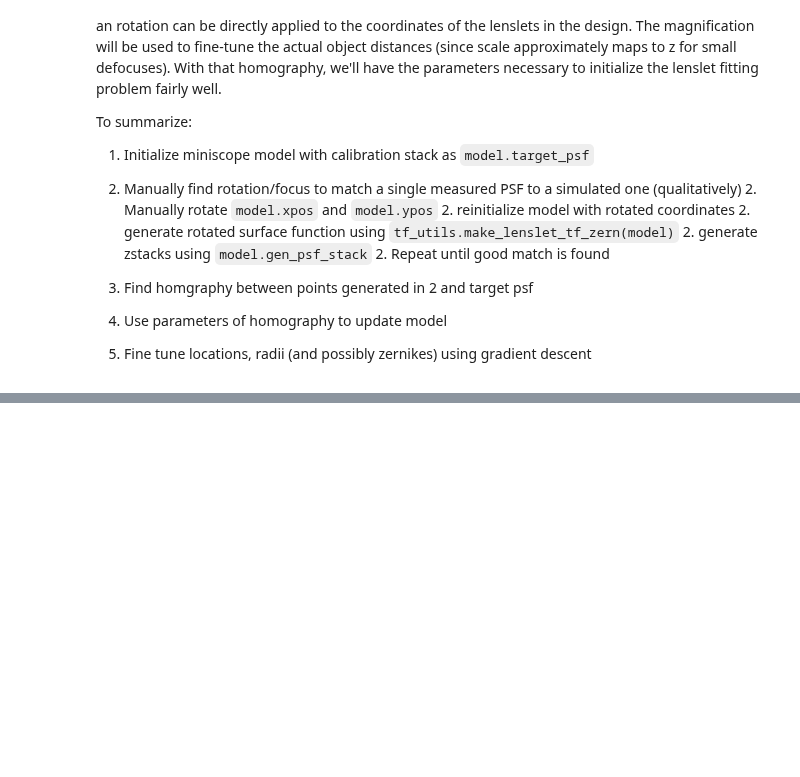
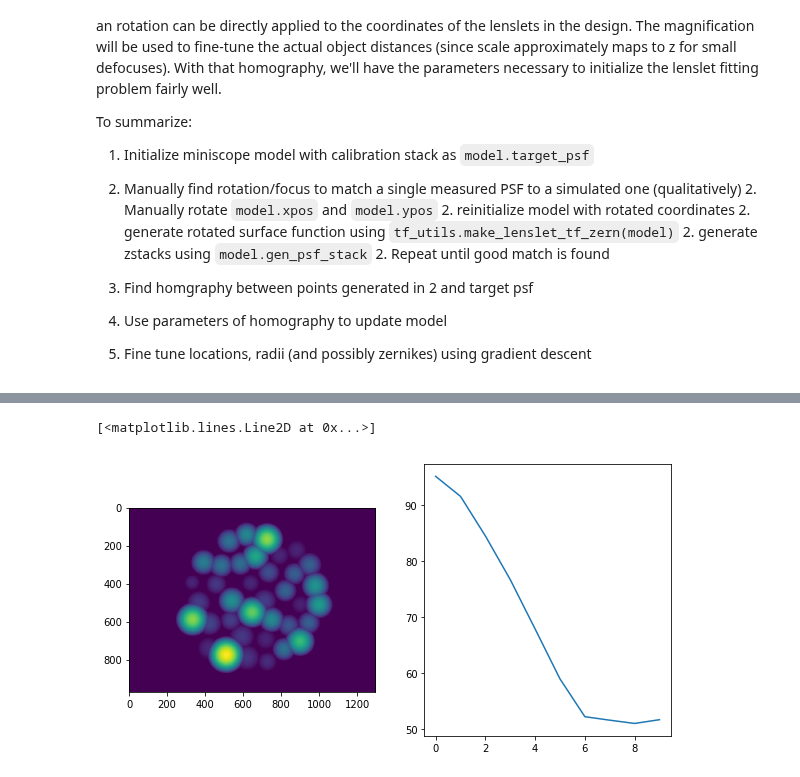
Before and after one commit to antipa/Randoscope_dev, a Jupyter notebook: miniscope_fit_3d_PSF.ipynb, the cells around one changed output, grey strips where cells are left out. Cells and saved outputs as stored; diff of their text form; code cells hidden in the pictures; blank space fills up the shorter version.

```diff
--- a/miniscope_fit_3d_PSF.ipynb
+++ b/miniscope_fit_3d_PSF.ipynb
@@ -69,5 +77,6 @@ def re_init_model(model_in, xi, yi, ri, zi,di=-1):
 # %%
-zernikes_index = []
+zernikes_index = [3,5,7,8,12]
+zernikes_index = [3,5,12]
 #model = msu_model(Nlenslets = 29, aberrations = False, zernikes = zernikes_index,loss_type='psf_error',psf_scale=1e2,
 #                  lenslet_CA=0.2,lenslet_spacing = 'uniform')  # zsampling options: 'fixed' or 'uniform_random'
 
@@ -75,7 +84,7 @@ zernikes_index = []
 #                   lenslet_CA=0.2e3,lenslet_spacing = 'uniform',psf_file='../psf_meas/nanoscribev1_zstack_june262019_2x_dz40_shifted_center_interp.mat',incoherent_source = True)
 
 #../psf_meas/psf_crop_nanoscribe_v1_re-registered.mat
-model = msu_model(Nlenslets = 37, aberrations = False, zernikes = zernikes_index,loss_type='psf_error',psf_scale=1e2,
+model = msu_model(Nlenslets = 37, aberrations = True, zernikes = zernikes_index,loss_type='psf_error',psf_scale=1e2,
                   lenslet_CA=0.2e3,lenslet_spacing = 'uniform',psf_file='../psf_meas/psf_crop_nanoscribe_v1_re-registered.mat',incoherent_source = True)
 
 #psf_file='../psf_meas/nanoscribev1_zstack_june262019_2x_dz40_shifted.mat'
@@ -152,17 +150,19 @@ test_coefs = tf.random_normal
 #model_orig = sc.io.loadmat("../psf_meas/zstack_sim_test.mat")
 #model_orig = sc.io.loadmat("../psf_meas/zstack_nanoscribe_recipe.mat")
 #model_orig = sc.io.loadmat('../designs/l1_GOOD_scaled_nanoscribe_v1_20190813_155152.mat')
-model_orig = sc.io.loadmat('../designs/l1_BETTER_scaled_nanoscribe_v1_20190813_183004.mat')
-xinit = model_orig['xpos'][0].astype(np.float64)
-yinit = model_orig['ypos'][0].astype(np.float64)
-rinit = model_orig['rlist'][0].astype(np.float64)
-zerninit = model_orig['zern_list'][0]
+model_orig = sc.io.loadmat('../designs/l1_3kiter_BETTER_scaled_piston_nanoscribe_v1_20190813_222002.mat')
+xinit = model_orig['xpos'][0]
+yinit = model_orig['ypos'][0]
+rinit = model_orig['rlist'][0]
+#zerninit = model_orig['zern_list'][0]
+zerninit = np.array([np.zeros(model.numzern) for n in range(model.Nlenslets)])
 defocus_init = model_orig['defocus_list'][0]
 defocus_corr_init = model_orig['defocus_correction'][0]
+offset_init = model_orig['offset_list'][0]
 
-# xinit = model_orig['xpos'][0].astype(np.float64)
-# yinig = model_orig['ypos'][0].astype(np.float64)
-# rinit = model_orig['rlist'][0].astype(np.float64)
+# xinit = model_orig['xpos'][0].astype(np.float32)
+# yinig = model_orig['ypos'][0].astype(np.float32)
+# rinit = model_orig['rlist'][0].astype(np.float32)
 # zlist = model_orig['defocus_list'][0]
 # z_errlist = model_orig['defocus_correction'][0]
 # #test = model_orig['zern_list']
@@ -202,33 +202,35 @@ re_init_model(model,xinit, yinit, rinit, zerninit,di = defocus_corr_init)
 # %%
 #model = msu_model(target_res=0.004,aberrations = True)  # zsampling options: 'fixed' or 'uniform_random'
 load_init_from_file = False
 # Load initialization from file
 if load_init_from_file == True:
     print('loading initilization from file')
     file_best = '/media/hongdata/Kristina/MiniscopeData/best_init.mat'
     file_worst = '/media/hongdata/Kristina/MiniscopeData/worst_init.mat'
     model = load_model_from_file(model, file_best)
 
 # Save initial values for later comparison
-re_init_model(model,xinit, yinit, rinit, zerninit,di = defocus_corr_init)
-Rmat=model(0)
+re_init_model(model,xinit, yinit, rinit, zerninit,di = defocus_corr_init,offset = offset_init)
+Rmat=model(0).numpy()
 
-R_init= Rmat.numpy()
-Tinit,aper,_= tf_utils.make_lenslet_tf_zern(model)
+R_init= Rmat
+Tinit,aper= tf_utils.make_lenslet_tf_zern(model)
 Tinit = Tinit.numpy()
 aper = aper.numpy()
 #model_init = msu_model(target_res=0.004, aberrations = True, zernikes = zernikes_index)
 # model_init = msu_model(Nlenslets = 37, aberrations = False, zernikes = zernikes_index,loss_type='psf_error',psf_scale=1e2,
 #                   lenslet_CA=0.2e3,lenslet_spacing = 'uniform',psf_file='../psf_meas/nanoscribev1_zstack_june262019_2x_dz40_shifted.mat')
 #re_init_model(model_init,xinit,yinit,rinit,zerninit)
 
-Rmat_init = model(0)
 
 fig=plt.figure(figsize=(15,5))
 plt.subplot(1,3,1)
 plt.imshow(Tinit)
 plt.subplot(1,3,2)
 plt.plot(R_init)
+# %% [output]
+[<matplotlib.lines.Line2D at 0x...>]
+[figure, added]
 # %%
 ls,_ = tf_utils.loss(model,defocus_init)
 print(ls)
```
Also changed, not shown: parts of 18 cells of this notebook, 2 other files.
